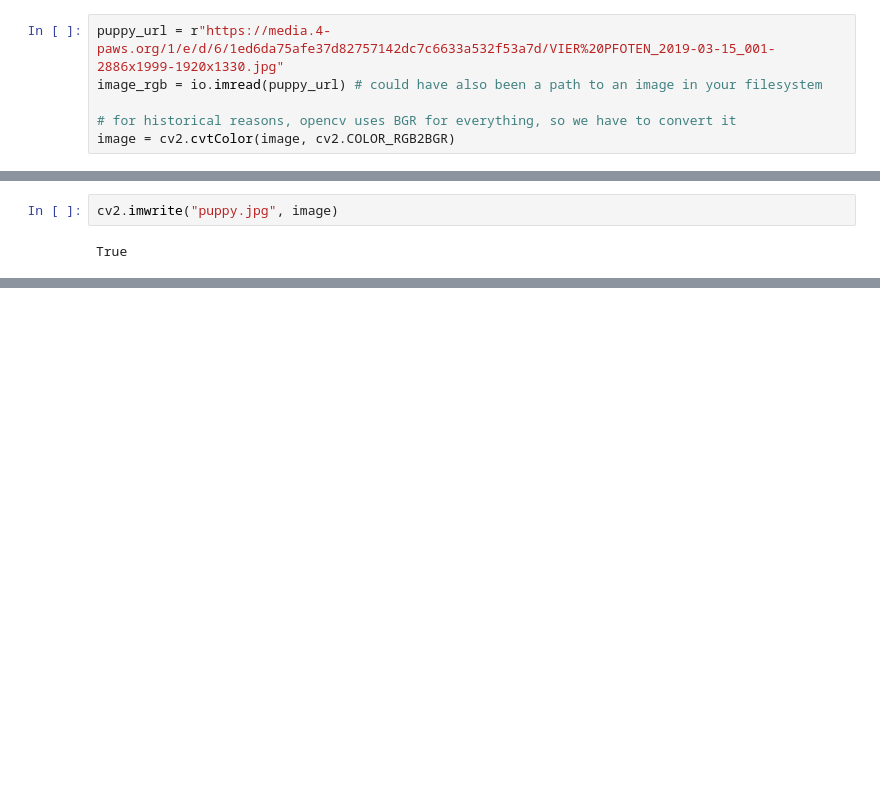
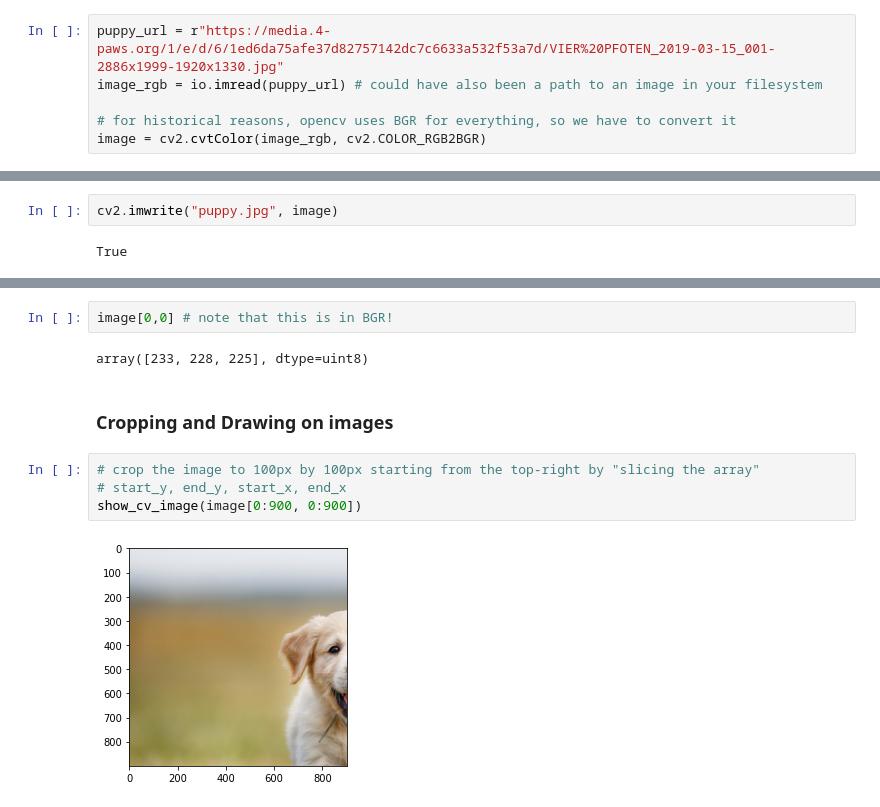
Before and after one commit to RohanGautam/intro-to-opencv-workshop, a Jupyter notebook: notebook/cv_workshop.ipynb, the cells around one changed output, grey strips where cells are left out. Cells and saved outputs as stored; diff of their text form; blank space fills up the shorter version.

Commit message:
add drawing, cropping, coordinates

```diff
--- a/notebook/cv_workshop.ipynb
+++ b/notebook/cv_workshop.ipynb
@@ -28,7 +28,7 @@ puppy_url = r"https://media.4-paws.org/1/e/d/6/1ed6da75afe37d82757142dc7c6633a53
 image_rgb = io.imread(puppy_url) # could have also been a path to an image in your filesystem
 
 # for historical reasons, opencv uses BGR for everything, so we have to convert it
-image = cv2.cvtColor(image, cv2.COLOR_RGB2BGR)
+image = cv2.cvtColor(image_rgb, cv2.COLOR_RGB2BGR)
 # %%
 def show_cv_image(image):
     """This is a utility function to show an opencv image in  jupyter notebook.
@@ -50,0 +113,12 @@ True
+# %%
+image[0,0] # note that this is in BGR!
+# %% [output]
+array([233, 228, 225], dtype=uint8)
+# %% [markdown]
+### Cropping and Drawing on images
+# %%
+# crop the image to 100px by 100px starting from the top-right by "slicing the array"
+# start_y, end_y, start_x, end_x
+show_cv_image(image[0:900, 0:900])
+# %% [output]
+[figure, added]
```
Also changed, not shown: parts of 13 cells of this notebook, 2 other files.
